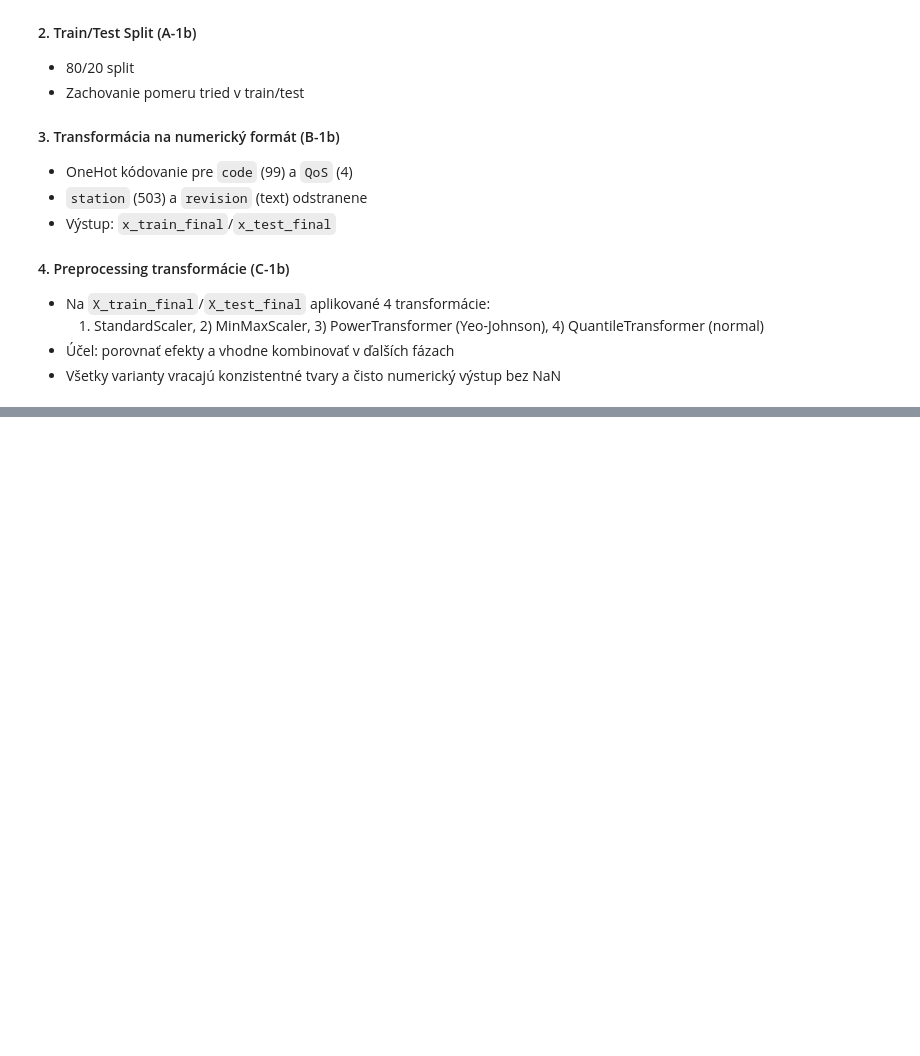
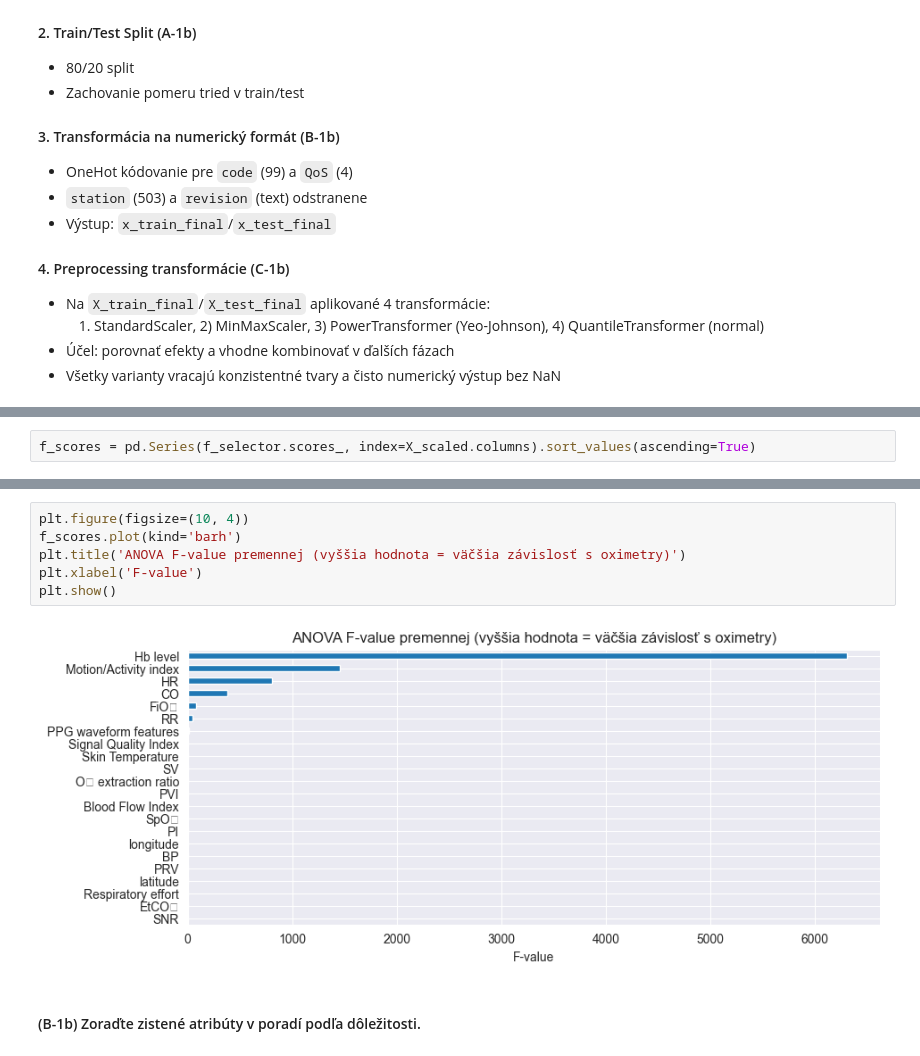
Before and after one commit to BohachNazar/IAUZadanie1, a Jupyter notebook: 1.ipynb, the cells around one changed output, grey strips where cells are left out. Saved outputs shown, nothing was run; the diff lists cells and outputs as text; blank space fills up the shorter version.

```diff
--- a/1.ipynb
+++ b/1.ipynb
@@ -1326,0 +1496,2 @@ plt.show()
+# %%
+f_scores = pd.Series(f_selector.scores_, index=X_scaled.columns).sort_values(ascending=True)
@@ -1326,0 +1518,10 @@ plt.show()
+# %%
+plt.figure(figsize=(10, 4))
+f_scores.plot(kind='barh')
+plt.title('ANOVA F-value premennej (vyššia hodnota = väčšia závislosť s oximetry)')
+plt.xlabel('F-value')
+plt.show()
+# %% [output]
+[figure, added]
+# %% [markdown]
+#### (B-1b) Zoraďte zistené atribúty v poradí podľa dôležitosti.
```
Also changed, not shown: parts of 49 cells of this notebook, 1 other file.
